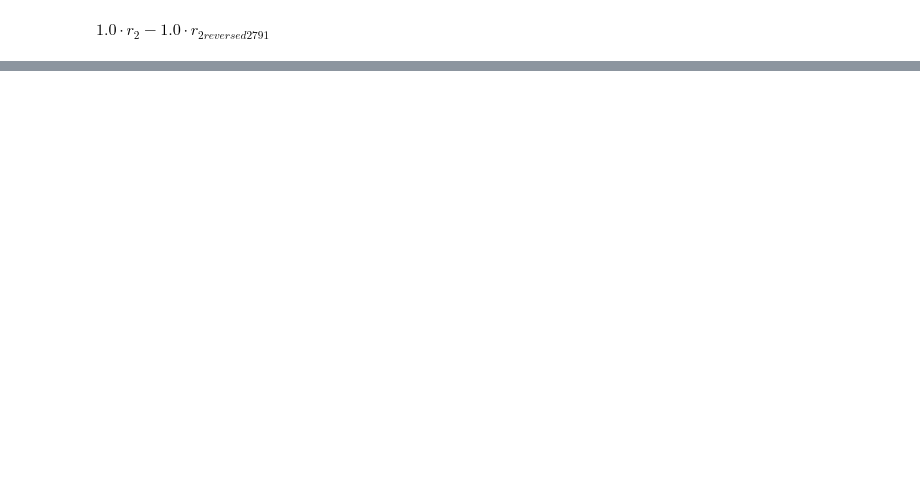
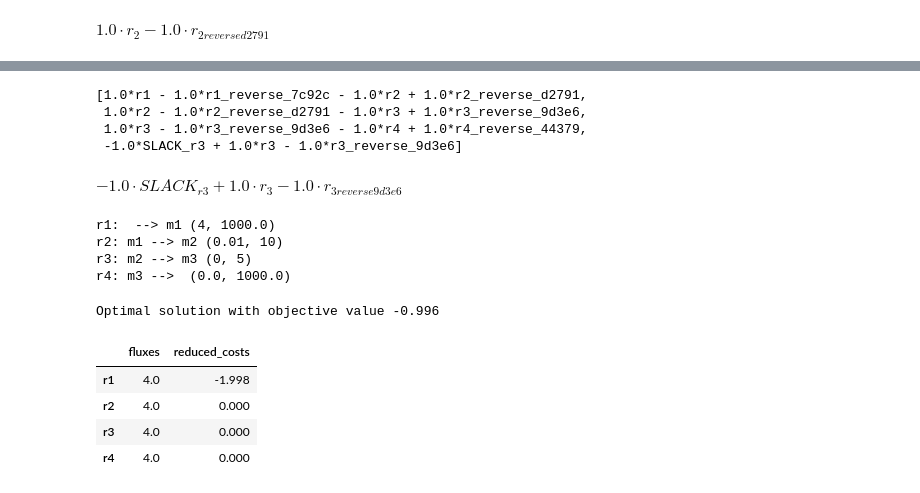
Before and after one commit to pnnl-predictive-phenomics/eflux, a Jupyter notebook: notebooks/eflux_testbed.ipynb, the cells around one changed output, grey strips where cells are left out. Drawn from its saved outputs; the diff is of its cells as text; code cells hidden in the pictures; blank space fills up the shorter version.

Commit message:
Working on code to implement slack variables

```diff
--- a/notebooks/eflux_testbed.ipynb
+++ b/notebooks/eflux_testbed.ipynb
@@ -299,0 +316,27 @@ $\displaystyle 1.0 \cdot r_{2} - 1.0 \cdot r_{2 reverse d2791}$
+# %%
+# make model infeasible
+
+# Define the growth objective as the biomass reaction
+biomass_reaction = model.reactions.get_by_id('r4')
+
+# Set the objective to maximize growth
+model.objective = biomass_reaction
+
+model.reactions.r1.lower_bound = 4
+
+this_slack_var = model.problem.Variable('SLACK_r3', lb=0)
+upper_bound = 3
+constraint = model.problem.Constraint(model.reactions.get_by_id('r3').flux_expression - this_slack_var, lb=0, ub=upper_bound)
+print(constraint)
+model.add_cons_vars(constraint)
+
+combined_objective = model.problem.Objective(
+     0.001 * biomass_reaction.flux_expression - sum([this_slack_var]),
+    direction='max'
+)
+
+# Set the combined objective as the objective of the model
+model.objective = combined_objective
+
+# Optimize the model with the combined objective
+combined_solution = model.optimize(raise_error=True)
@@ -299,0 +361,28 @@ $\displaystyle 1.0 \cdot r_{2} - 1.0 \cdot r_{2 reverse d2791}$
+# %%
+cons = [c.expression for c in model.constraints]
+display(cons)
+cons3 = cons[-1]
+cons3
+# %% [output]
+[1.0*r1 - 1.0*r1_reverse_7c92c - 1.0*r2 + 1.0*r2_reverse_d2791,
+ 1.0*r2 - 1.0*r2_reverse_d2791 - 1.0*r3 + 1.0*r3_reverse_9d3e6,
+ 1.0*r3 - 1.0*r3_reverse_9d3e6 - 1.0*r4 + 1.0*r4_reverse_44379,
+ -1.0*SLACK_r3 + 1.0*r3 - 1.0*r3_reverse_9d3e6]
+$\displaystyle - 1.0 \cdot SLACK_{r3} + 1.0 \cdot r_{3} - 1.0 \cdot r_{3 reverse 9d3e6}$
+# %%
+for r in model.reactions:
+    print(r, r.bounds)
+# %% [output]
+r1:  --> m1 (4, 1000.0)
+r2: m1 --> m2 (0.01, 10)
+r3: m2 --> m3 (0, 5)
+r4: m3 -->  (0.0, 1000.0)
+# %%
+combined_solution
+# %% [output]
+Optimal solution with objective value -0.996
+|  | fluxes | reduced_costs |
+| r1 | 4.0 | -1.998 |
+| r2 | 4.0 | 0.000 |
+| r3 | 4.0 | 0.000 |
+| r4 | 4.0 | 0.000 |
```
Also changed, not shown: parts of 8 cells of this notebook.
